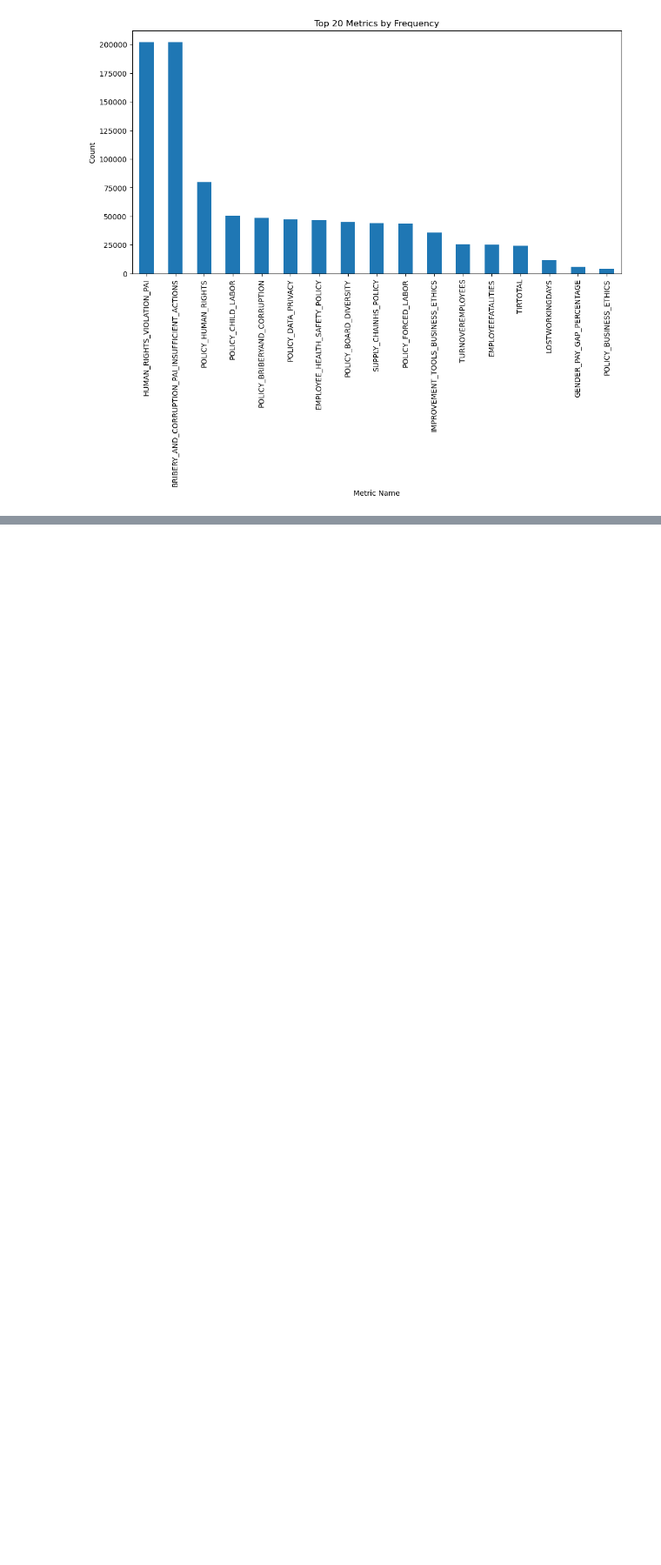
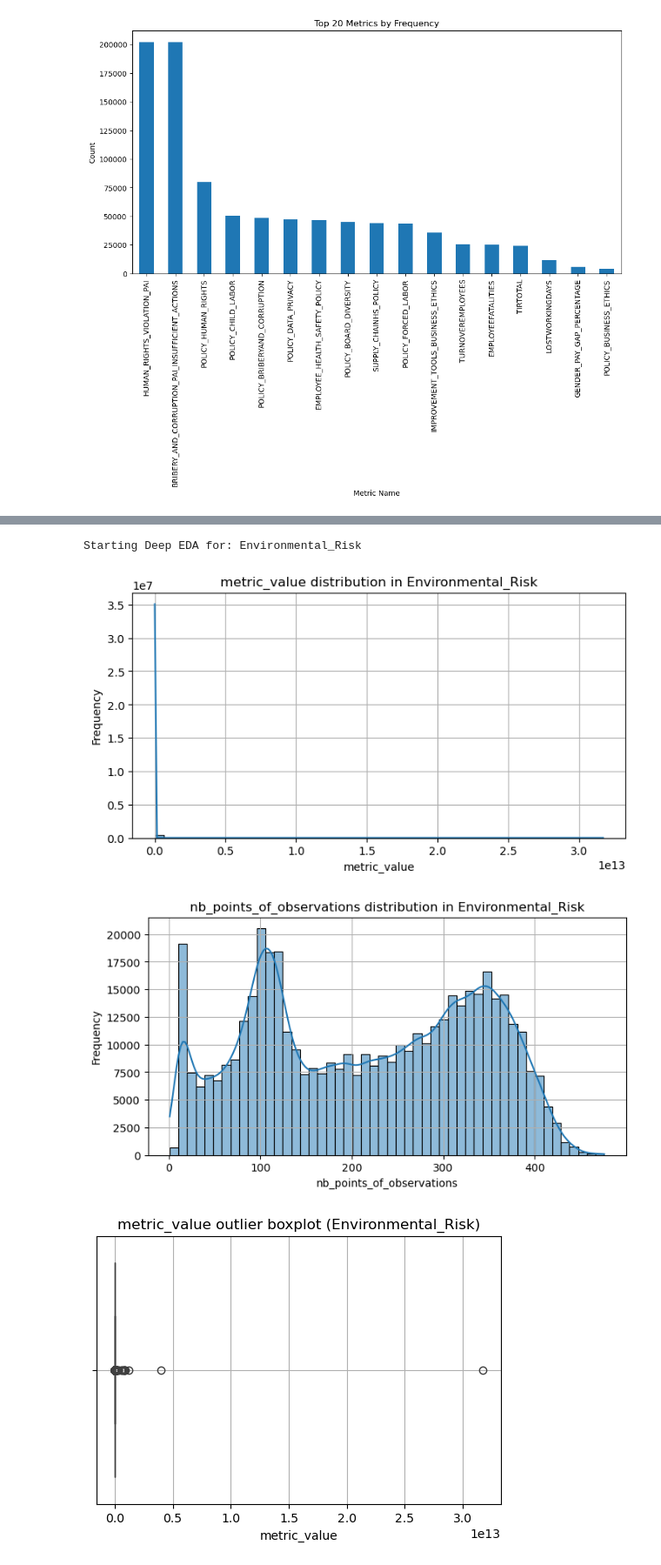
Before and after one commit to Sujan2023-AI/ESG_Analytical_Platform, a Jupyter notebook: notebooks/EDA.ipynb, the cells around one changed output, grey strips where cells are left out. Shown at 87% size. Cells and saved outputs as stored; diff of their text form; code cells hidden in the pictures; blank space fills up the shorter version.

Commit message:
Updated EDA.ipynb with additional analysis and insights

```diff
--- a/notebooks/EDA.ipynb
+++ b/notebooks/EDA.ipynb
@@ -586,0 +712,60 @@ Name: count, dtype: int64
+# %%
+
+base_path = "/Users/sujanbharadwaj/Library/Mobile Documents/com~apple~CloudDocs/Documents/Ontology_PCA_Project/data/processed"
+
+categories = [
+    'Environmental_Risk',
+    'Environmental_Opportunity',
+    'Social_Risk',
+    'Social_Opportunity',
+    'Governance_Risk',
+    'Governance_Opportunity'
+]
+
+for category_name in categories:
+    print(f"\nStarting Deep EDA for: {category_name}")
+
+    # Load dataset (updated version with year)
+    filepath = os.path.join(base_path, category_name, f"{category_name}_with_year.csv")
+    df = pd.read_csv(filepath)
+
+    ## 1. Numeric Metrics Distribution
+    numeric_cols = ['metric_value', 'nb_points_of_observations']
+    for col in numeric_cols:
+        plt.figure(figsize=(8,4))
+        sns.histplot(df[col].dropna(), bins=50, kde=True)
+        plt.title(f'{col} distribution in {category_name}')
+        plt.xlabel(col)
+        plt.ylabel('Frequency')
+        plt.grid(True)
+        plt.show()
+
+    ## 2. Boxplot for Outlier Detection
+    for col in numeric_cols:
+        plt.figure(figsize=(6,4))
+        sns.boxplot(x=df[col])
+        plt.title(f'{col} outlier boxplot ({category_name})')
+        plt.grid(True)
+        plt.show()
+
+    ## 3. Correlation Heatmap
+    plt.figure(figsize=(8,6))
+    correlation_matrix = df[numeric_cols].corr()
+    sns.heatmap(correlation_matrix, annot=True, cmap='coolwarm')
+    plt.title(f'Correlation Heatmap ({category_name})')
+    plt.show()
+
+    ## 4. Temporal Analysis (Reported Year Trend)
+    plt.figure(figsize=(10,5))
+    sns.countplot(data=df, x='reported_year', palette='viridis')
+    plt.title(f'Temporal distribution of reported data ({category_name})')
+    plt.xticks(rotation=45)
+    plt.xlabel('Reported Year')
+    plt.ylabel('Counts')
+    plt.grid(True)
+    plt.show()
+# %% [output]
+Starting Deep EDA for: Environmental_Risk
+[figure, added]
+[figure, added]
+[figure, added]
```
Also changed, not shown: parts of 13 cells of this notebook.
